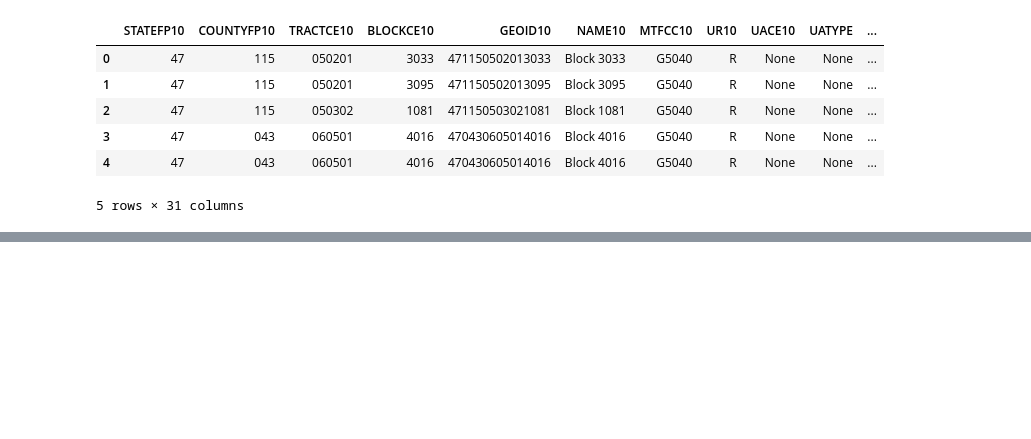
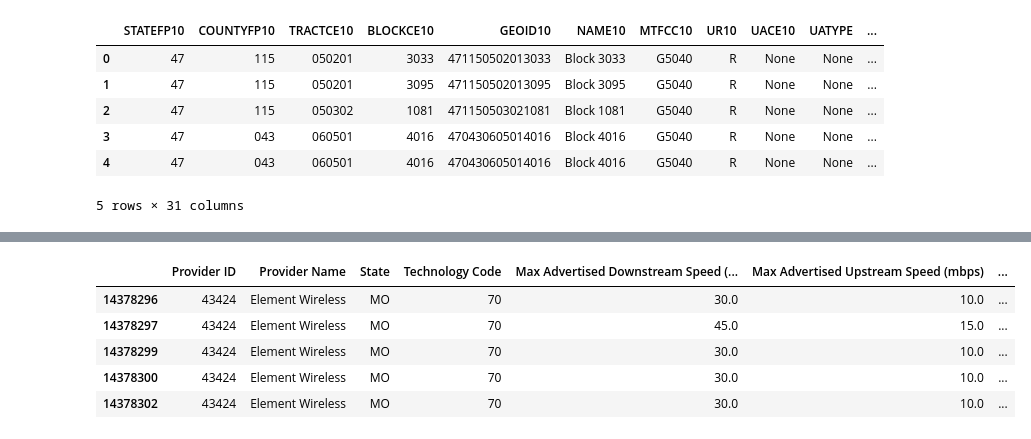
Before and after one commit to BrantIvey/NSS_Capstone, a Jupyter notebook: FCC 477 Filter.ipynb, the cells around one changed output, grey strips where cells are left out. Saved outputs shown, nothing was run; the diff lists cells and outputs as text; code cells hidden in the pictures; blank space fills up the shorter version.

```diff
--- a/FCC 477 Filter.ipynb
+++ b/FCC 477 Filter.ipynb
@@ -56,0 +112,12 @@ all_geo.head()
+# %%
+fcc_df = fcc_df.drop(['fips'],axis=1)
+# %%
+fcc_df['FIPS'] = fcc_df['fips']
+fcc_df.head()
+# %% [output]
+|  | Provider ID | Provider Name | State | Technology Code | Max Advertised Downstream Speed (... | Max Advertised Upstream Speed (mbps) | ... |
+| 14378296 | 43424 | Element Wireless | MO | 70 | 30.0 | 10.0 | ... |
+| 14378297 | 43424 | Element Wireless | MO | 70 | 45.0 | 15.0 | ... |
+| 14378299 | 43424 | Element Wireless | MO | 70 | 30.0 | 10.0 | ... |
+| 14378300 | 43424 | Element Wireless | MO | 70 | 30.0 | 10.0 | ... |
+| 14378302 | 43424 | Element Wireless | MO | 70 | 30.0 | 10.0 | ... |
```
Also changed, not shown: parts of 22 cells of this notebook, 1 other file.
